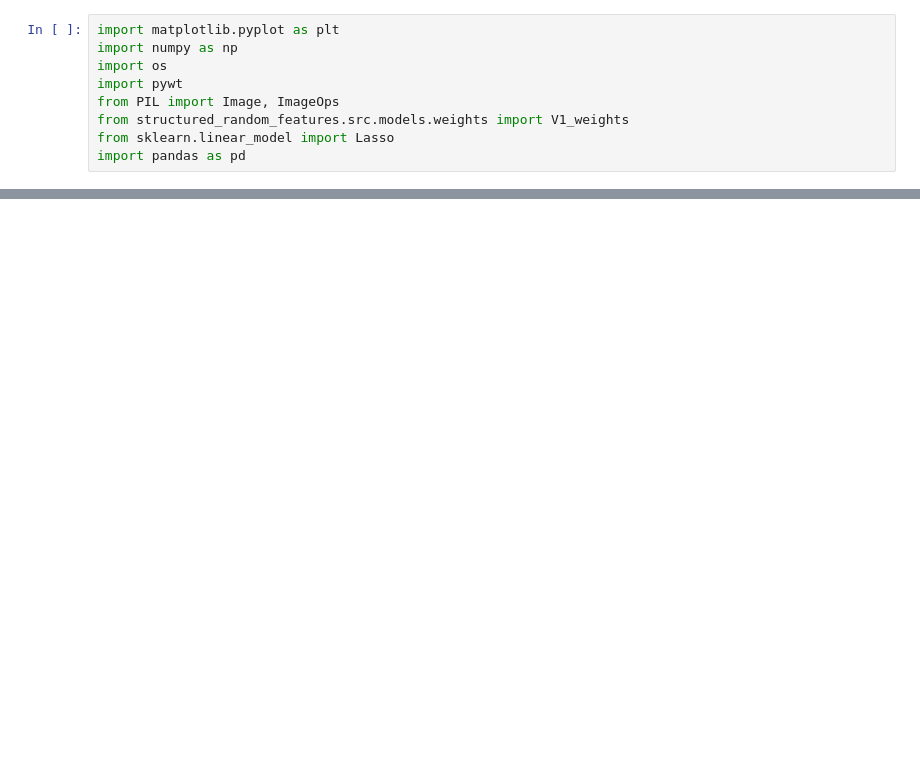
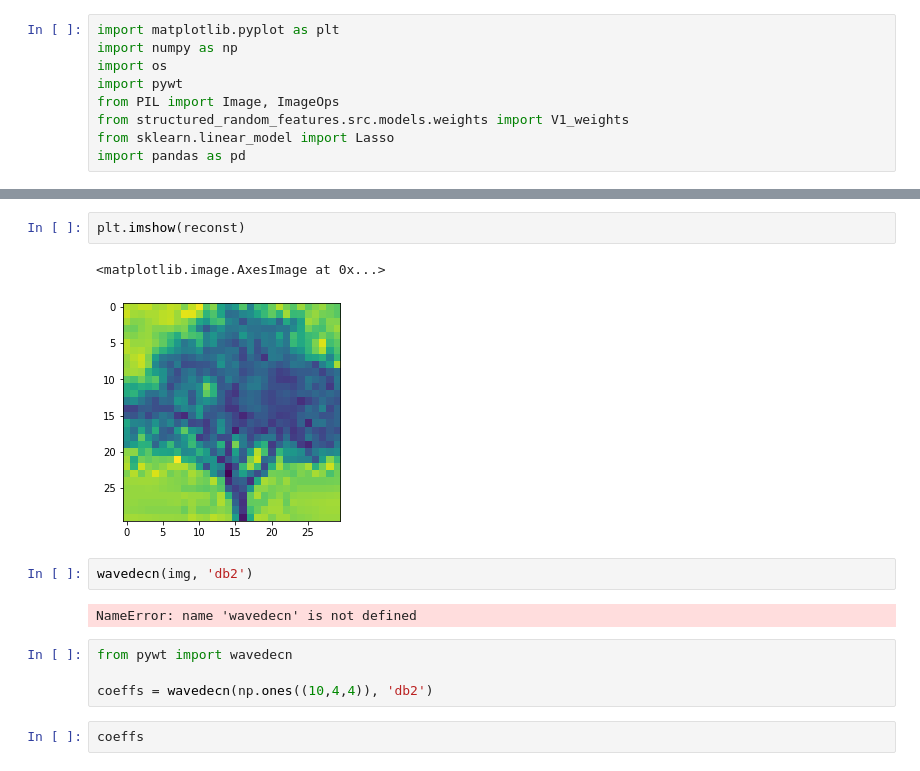
Before and after one commit to qkstngus000/Visual-Compressive-Sensing, a Jupyter notebook: dwt.ipynb, the cells around one changed output, grey strips where cells are left out. Cells and saved outputs as stored; diff of their text form; blank space fills up the shorter version.

```diff
--- a/dwt.ipynb
+++ b/dwt.ipynb
@@ -33,0 +55,15 @@ for i, a in enumerate([LL, LH, HL, HH]):
+# %%
+plt.imshow(reconst)
+# %% [output]
+<matplotlib.image.AxesImage at 0x...>
+[figure, added]
+# %%
+wavedecn(img, 'db2')
+# %% [output]
+NameError: name 'wavedecn' is not defined
+# %%
+from pywt import wavedecn
+
+coeffs = wavedecn(np.ones((10,4,4)), 'db2')
+# %%
+coeffs
```
Also changed, not shown: parts of 6 cells of this notebook, 38 other files.
